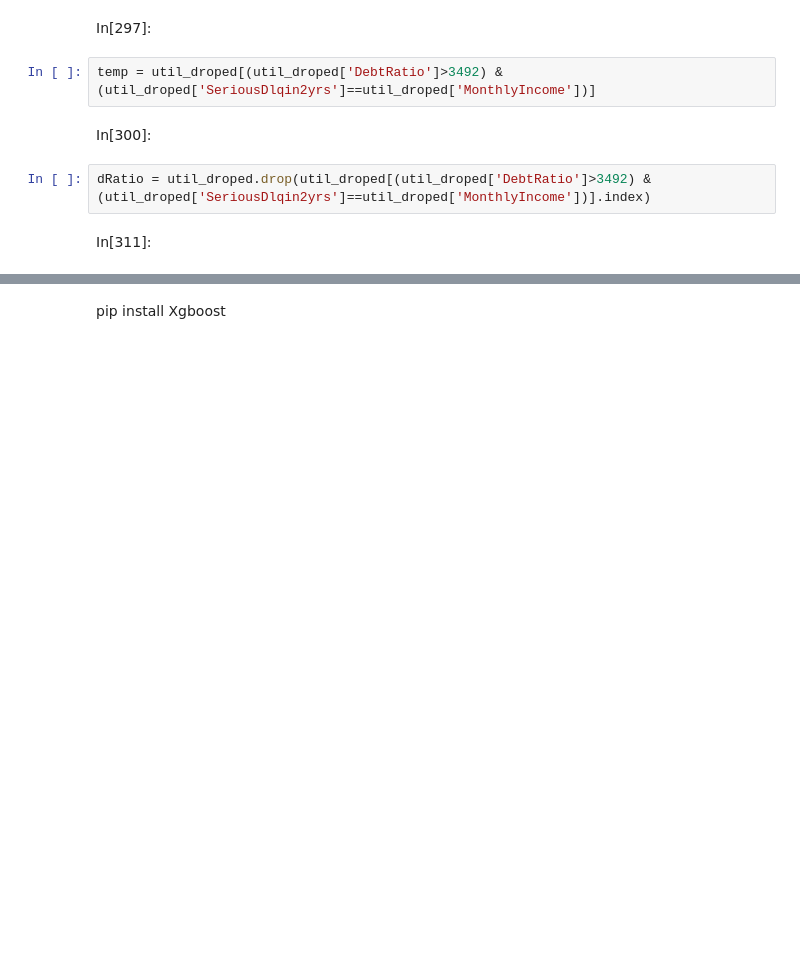
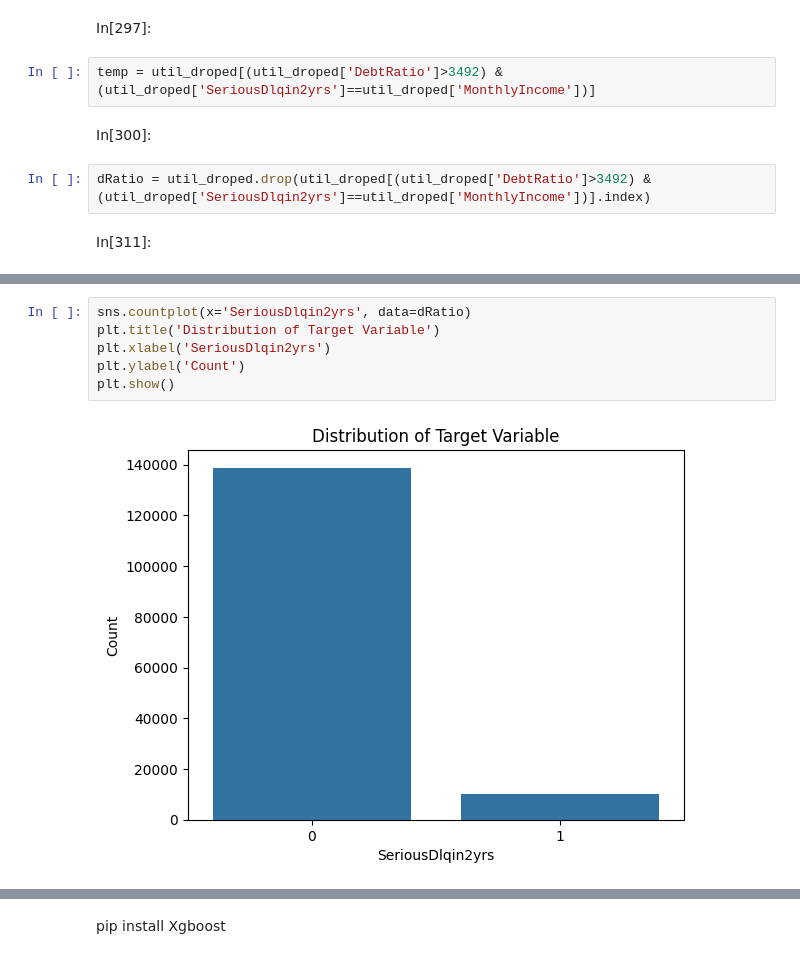
Before and after one commit to suja1956/Mini_project_sem6, a Jupyter notebook: PD_credit_risk_model_dev.ipynb, the cells around one changed output, grey strips where cells are left out. Saved outputs shown, nothing was run; the diff lists cells and outputs as text; blank space fills up the shorter version.

```diff
--- a/PD_credit_risk_model_dev.ipynb
+++ b/PD_credit_risk_model_dev.ipynb
@@ -384,0 +400,8 @@ In[311]:
+# %%
+sns.countplot(x='SeriousDlqin2yrs', data=dRatio)
+plt.title('Distribution of Target Variable')
+plt.xlabel('SeriousDlqin2yrs')
+plt.ylabel('Count')
+plt.show()
+# %% [output]
+[figure, added]
```
Also changed, not shown: parts of 18 cells of this notebook, 6 other files.
